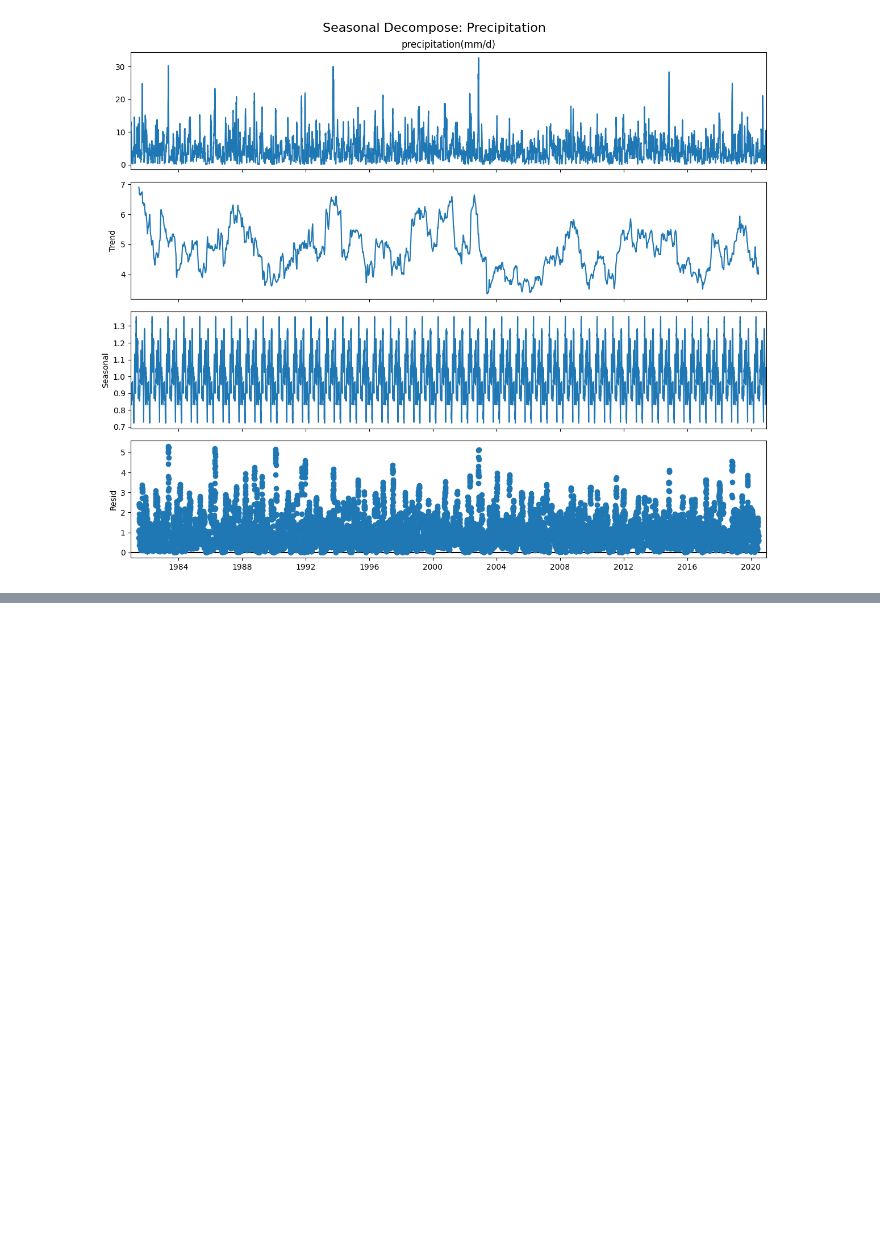
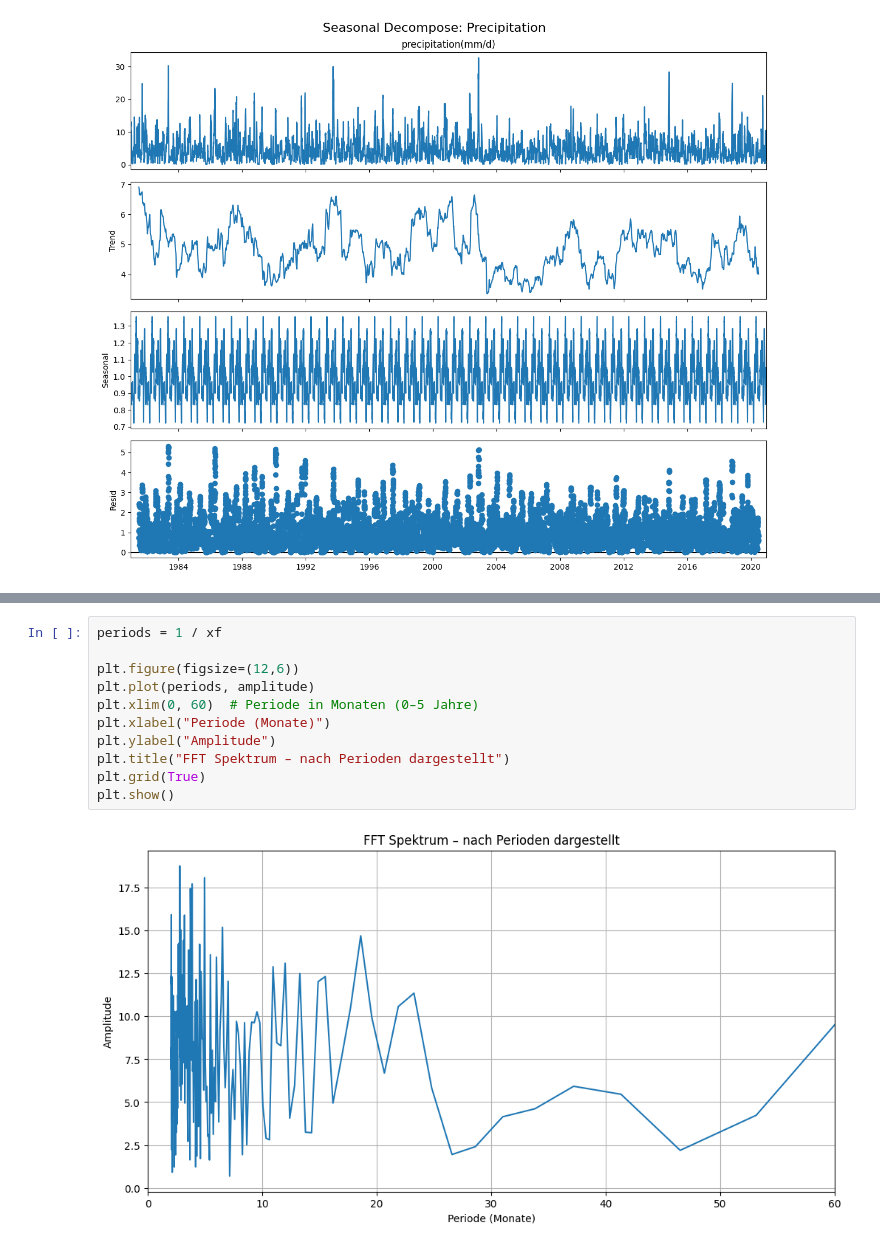
Before and after one commit to Sandra-Senn/spz_Wasserstand_analyse, a Jupyter notebook: notebooks/Rain_Decompose.ipynb, the cells around one changed output, grey strips where cells are left out. Saved outputs shown, nothing was run; the diff lists cells and outputs as text; blank space fills up the shorter version.

```diff
--- a/notebooks/Rain_Decompose.ipynb
+++ b/notebooks/Rain_Decompose.ipynb
@@ -189,0 +261,13 @@ Residuen sind stationär
+# %%
+periods = 1 / xf
+
+plt.figure(figsize=(12,6))
+plt.plot(periods, amplitude)
+plt.xlim(0, 60)  # Periode in Monaten (0–5 Jahre)
+plt.xlabel("Periode (Monate)")
+plt.ylabel("Amplitude")
+plt.title("FFT Spektrum – nach Perioden dargestellt")
+plt.grid(True)
+plt.show()
+# %% [output]
+[figure, added]
```
Also changed, not shown: parts of 3 cells of this notebook.
